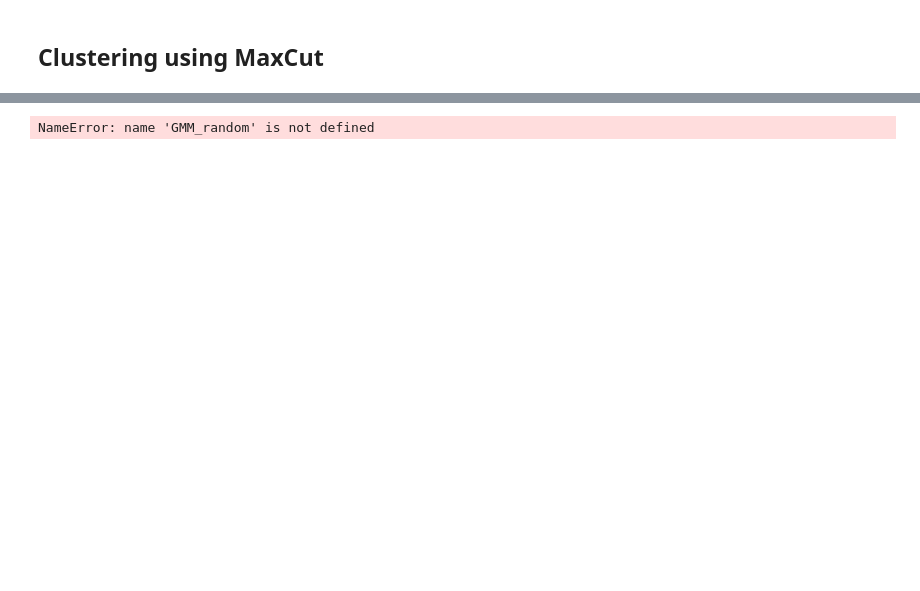
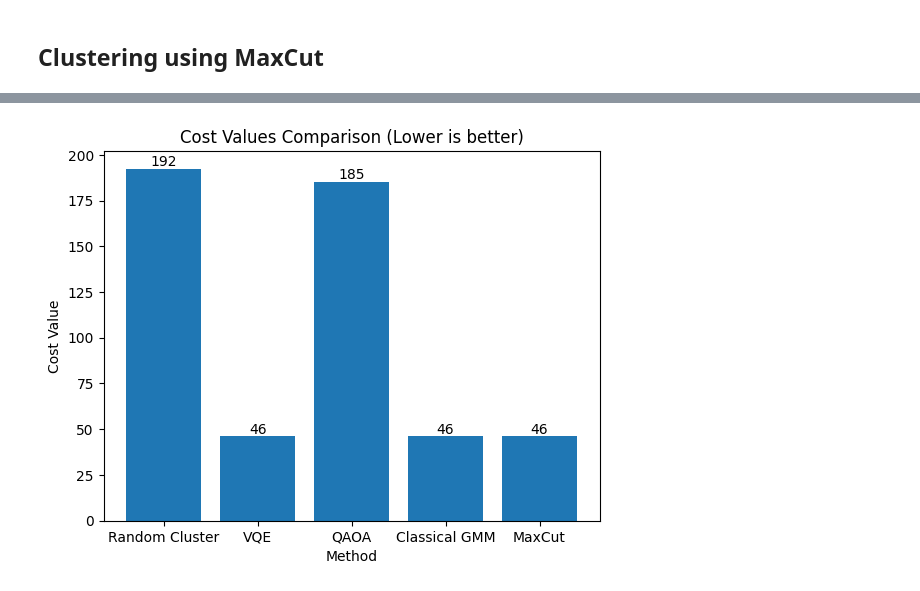
Before and after one commit to Boniface316/bigdata_vqa, a Jupyter notebook: Notebooks/GMM_toy_experiment.ipynb, the cells around one changed output, grey strips where cells are left out. Drawn from its saved outputs; the diff is of its cells as text; code cells hidden in the pictures; blank space fills up the shorter version.

```diff
--- a/Notebooks/GMM_toy_experiment.ipynb
+++ b/Notebooks/GMM_toy_experiment.ipynb
@@ -184,18 +184,20 @@ MaxCut cost: 19.641235854731317
 # %%
 cost_values = [random_cost, VQE_cost, QAOA_cost, classical_cost, maxcut_cost]
 
 
 labels = ["Random Cluster", "VQE", "QAOA", "Classical GMM", "MaxCut"]
 
 
 plt.bar(labels, cost_values)
 
+for i, v in enumerate(cost_values):
+    plt.text(i, v, int(v), ha="center", va="bottom")
 
 plt.xlabel("Method")
 plt.ylabel("Cost Value")
 plt.title("Cost Values Comparison (Lower is better)")
 
 
 plt.show()
 # %% [output]
-NameError: name 'GMM_random' is not defined
+[figure, added]
```
Also changed, not shown: parts of 10 cells of this notebook, 10 other files.
